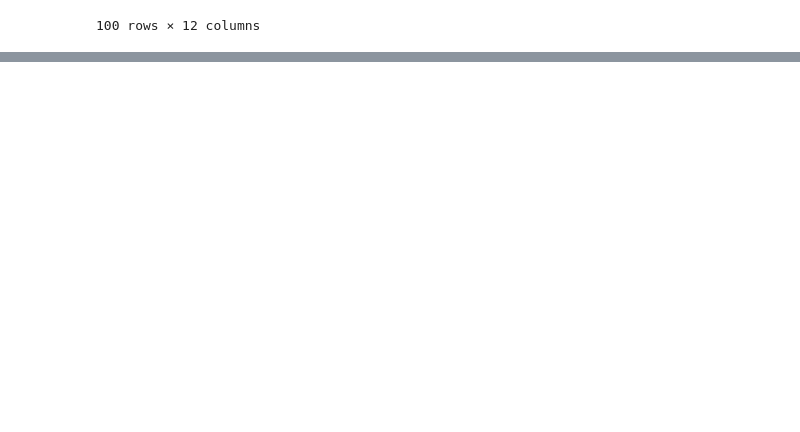
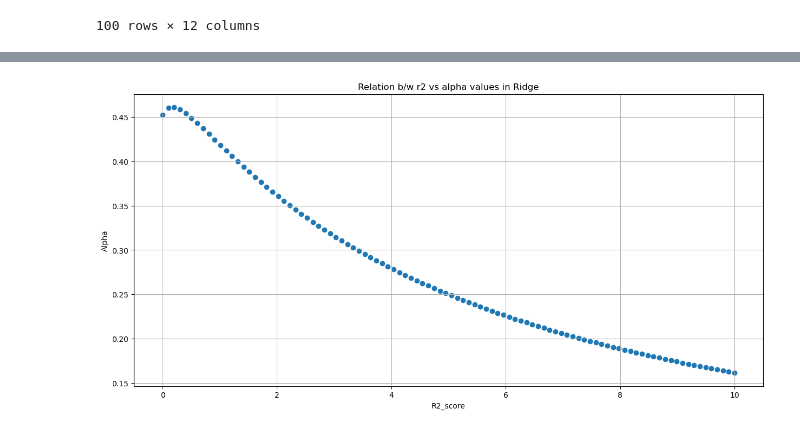
Before and after one commit to Sami606713/100_Days_Of_Machine_Learning, a Jupyter notebook: Regulerization/Elestic_net/Elestice-Net.ipynb, the cells around one changed output, grey strips where cells are left out. Cells and saved outputs as stored; diff of their text form; code cells hidden in the pictures; blank space fills up the shorter version.

```diff
--- a/Regulerization/Elestic_net/Elestice-Net.ipynb
+++ b/Regulerization/Elestic_net/Elestice-Net.ipynb
@@ -242,0 +245,24 @@ plt.show()
+# %%
+coff=[]
+r2_=[]
+alp=[]
+alpha=np.linspace(0,10,100)
+for i in alpha:
+    la=Ridge(alpha=i)
+    la.fit(x_train,y_train)
+
+    pre=la.predict(x_test)
+
+    score=r2_score(y_test,pre)
+    alp.append(i)
+    r2_.append(score)
+    coff.append(la.coef_)
+# %%
+df1=pd.Series(r2_)
+
+df2=pd.Series(alp)
+
+df3=pd.DataFrame(coff,columns=[i for i in range(2,12)])
+
+final=pd.concat([df1,df2,df3],axis=1).sort_values(by=0,ascending=False)
+final
@@ -242,0 +283,10 @@ plt.show()
+# %%
+plt.figure(figsize=(15,7))
+plt.title("Relation b/w r2 vs alpha values in Ridge")
+plt.scatter(final[1],final[0],marker="o")
+plt.grid(True)
+plt.xlabel("R2_score")
+plt.ylabel("Alpha")
+plt.show()
+# %% [output]
+[figure, added]
```
Also changed, not shown: parts of 4 cells of this notebook.
